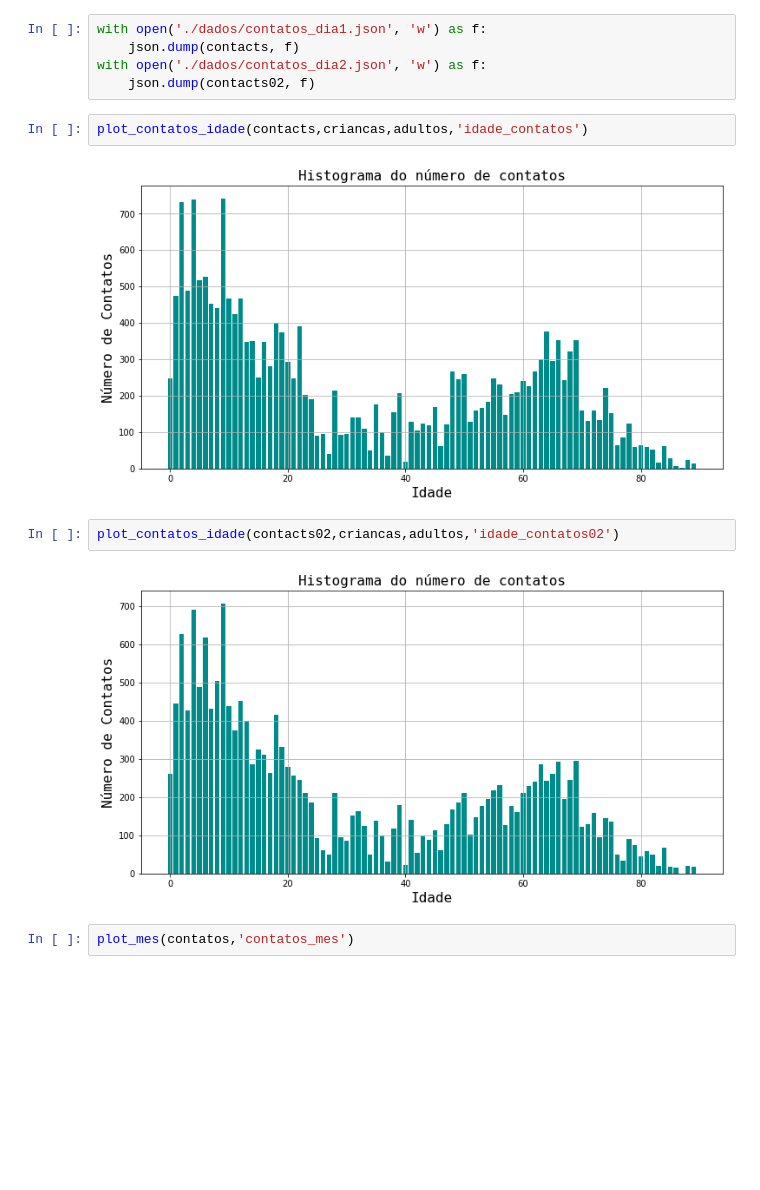
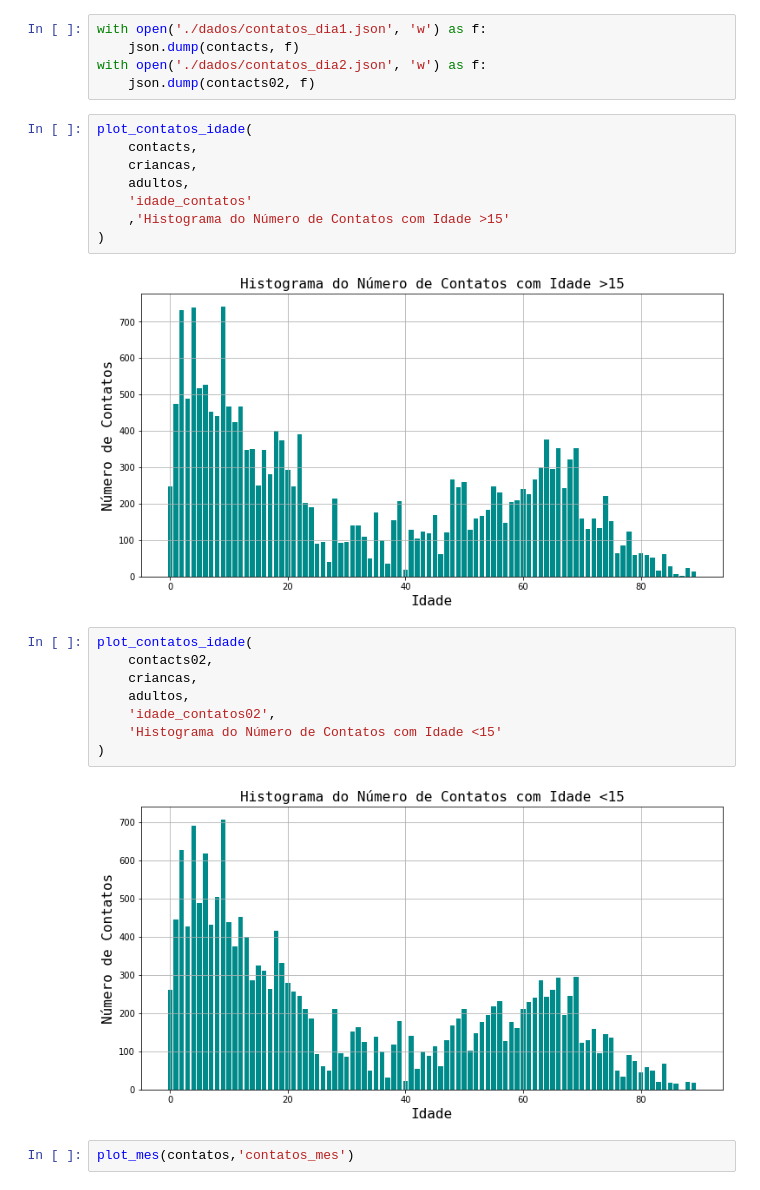
Before and after one commit to intcarlosmiguel/pesquisa_mestrado, a Jupyter notebook: main.ipynb, the cells around one changed output. Cells and saved outputs as stored; diff of their text form; blank space fills up the shorter version.

```diff
--- a/main.ipynb
+++ b/main.ipynb
@@ -127,13 +114,25 @@ with open('./dados/contatos_dia1.json', 'w') as f:
 with open('./dados/contatos_dia2.json', 'w') as f:
     json.dump(contacts02, f)
 # %%
-plot_contatos_idade(contacts,criancas,adultos,'idade_contatos')
+plot_contatos_idade(
+    contacts,
+    criancas,
+    adultos,
+    'idade_contatos'
+    ,'Histograma do Número de Contatos com Idade >15'
+)
 # %% [output]
-[figure, old version]
+[figure, new version]
 # %%
-plot_contatos_idade(contacts02,criancas,adultos,'idade_contatos02')
+plot_contatos_idade(
+    contacts02,
+    criancas,
+    adultos,
+    'idade_contatos02',
+    'Histograma do Número de Contatos com Idade <15'
+)
 # %% [output]
-[figure, old version]
+[figure, new version]
 # %%
 plot_mes(contatos,'contatos_mes')
 # %% [output]
```
Also changed, not shown: parts of 14 cells of this notebook, 6 other files.
